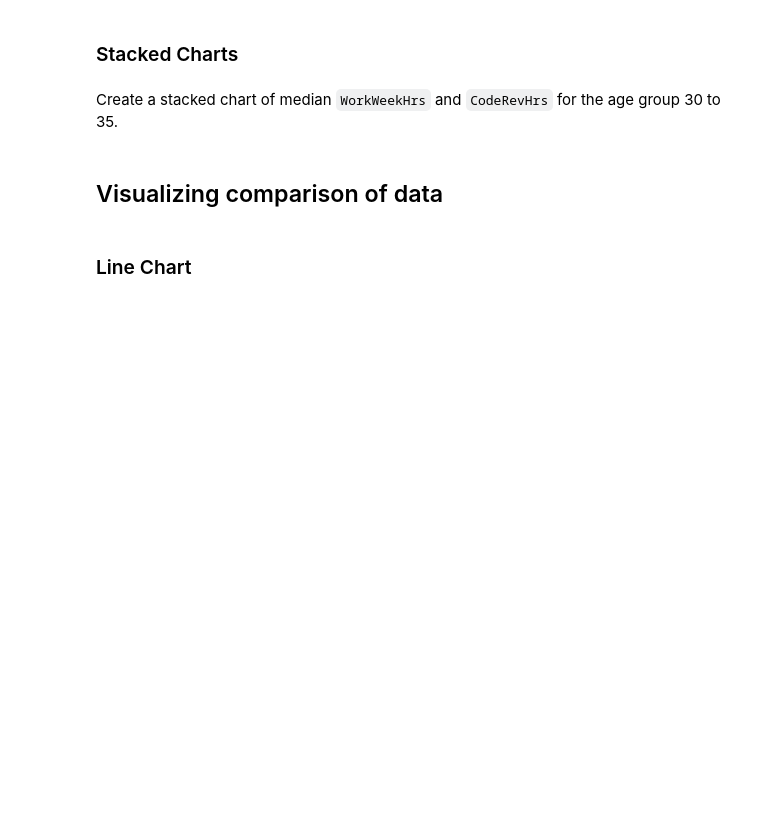
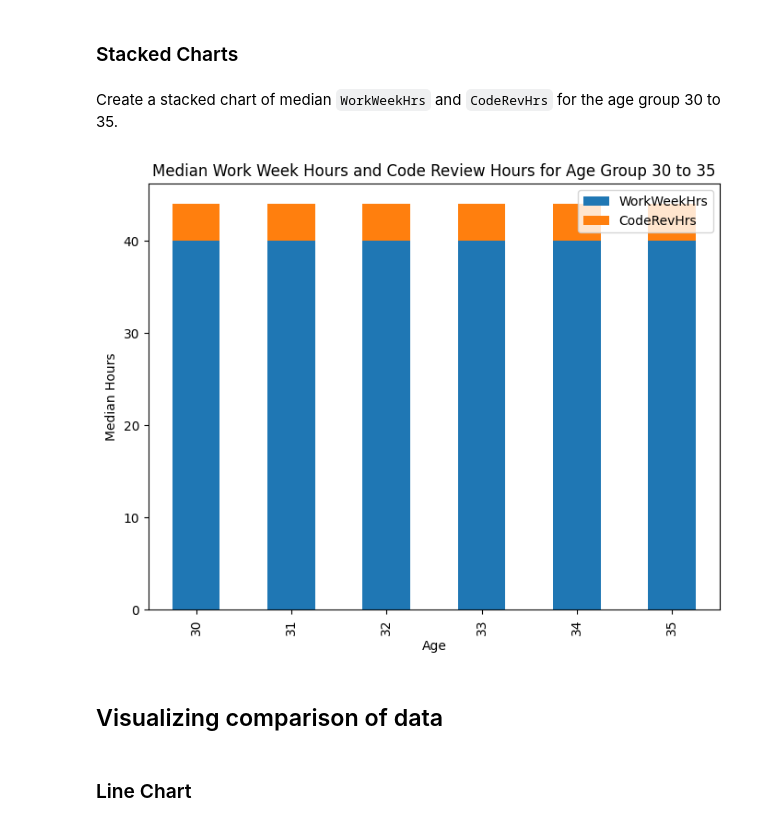
Before and after one commit to pakiehaugh80/testrepo, a Jupyter notebook: M4DataVisualization-lab.ipynb, the cells around one changed output. Drawn from its saved outputs; the diff is of its cells as text; code cells hidden in the pictures; blank space fills up the shorter version.

```diff
--- a/M4DataVisualization-lab.ipynb
+++ b/M4DataVisualization-lab.ipynb
@@ -280,3 +278,26 @@ Create a stacked chart of median `WorkWeekHrs` and `CodeRevHrs` for the age grou
+# %%
+Query = """
+SELECT WorkWeekHrs, CodeRevHrs, Age
+FROM master
+"""
+
+df = pd.read_sql_query(Query,conn)
+
+df = df.query("30 <= Age <= 35")
+
+df['Age'] = df['Age'].astype(int)
+df_stacked = df.groupby('Age').median()
+
+# df_stacked
+
+# Create a stacked bar chart
+df_stacked.plot(kind='bar', stacked=True, figsize=(8,6))
+plt.xlabel('Age')
+plt.ylabel('Median Hours')
+plt.title('Median Work Week Hours and Code Review Hours for Age Group 30 to 35')
+plt.show()
+# %% [output]
+[figure, added]
 # %% [markdown]
 ## Visualizing comparison of data
 # %% [markdown]
```
Also changed, not shown: parts of 6 cells of this notebook.
